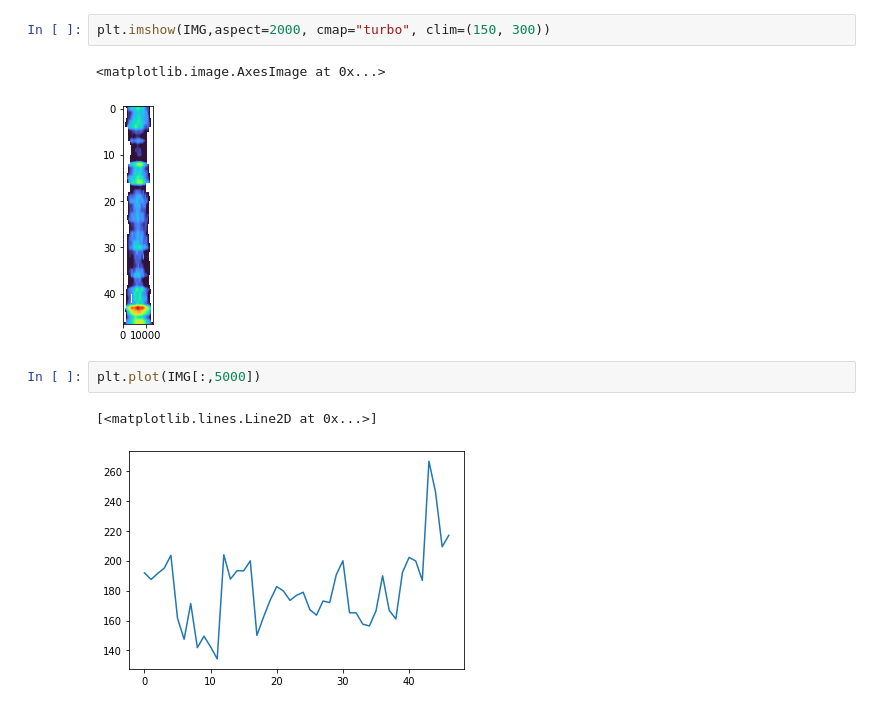
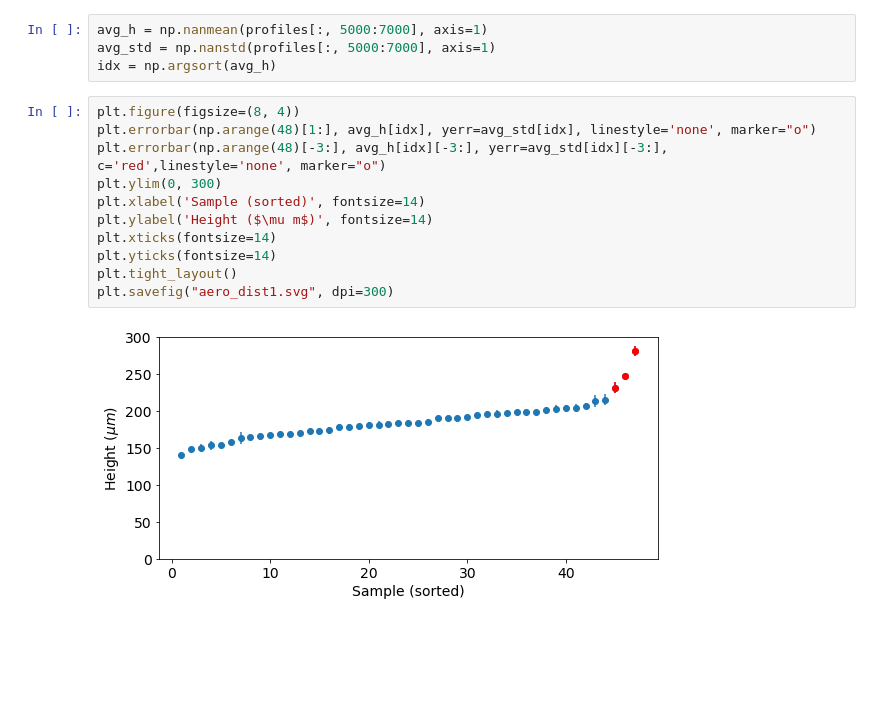
Before and after one commit to pbravoc/biofilm_surface_growth, a Jupyter notebook: figs/fig_scripts/aeromonas_distribution.ipynb, the cells around one changed output. Saved outputs shown, nothing was run; the diff lists cells and outputs as text; blank space fills up the shorter version.

```diff
--- a/figs/fig_scripts/aeromonas_distribution.ipynb
+++ b/figs/fig_scripts/aeromonas_distribution.ipynb
@@ -172,10 +15,17 @@ np.save('/run/media/pablo/T7/Documents/Research/Biofilms/Data/Interferometry/rad
-# %%
-plt.imshow(IMG,aspect=2000, cmap="turbo", clim=(150, 300))
-# %% [output]
-<matplotlib.image.AxesImage at 0x...>
-[figure, removed]
-# %%
-plt.plot(IMG[:,5000])
-# %% [output]
-[<matplotlib.lines.Line2D at 0x...>]
-[figure, removed]
+# %%
+avg_h = np.nanmean(profiles[:, 5000:7000], axis=1)
+avg_std = np.nanstd(profiles[:, 5000:7000], axis=1)
+idx = np.argsort(avg_h)
+# %%
+plt.figure(figsize=(8, 4))
+plt.errorbar(np.arange(48)[1:], avg_h[idx], yerr=avg_std[idx], linestyle='none', marker="o")
+plt.errorbar(np.arange(48)[-3:], avg_h[idx][-3:], yerr=avg_std[idx][-3:], c='red',linestyle='none', marker="o")
+plt.ylim(0, 300)
+plt.xlabel('Sample (sorted)', fontsize=14)
+plt.ylabel('Height ($\mu m$)', fontsize=14)
+plt.xticks(fontsize=14)
+plt.yticks(fontsize=14)
+plt.tight_layout()
+plt.savefig("aero_dist1.svg", dpi=300)
+# %% [output]
+[figure, added]
```
Also changed, not shown: parts of 12 cells of this notebook, 12 other files.
